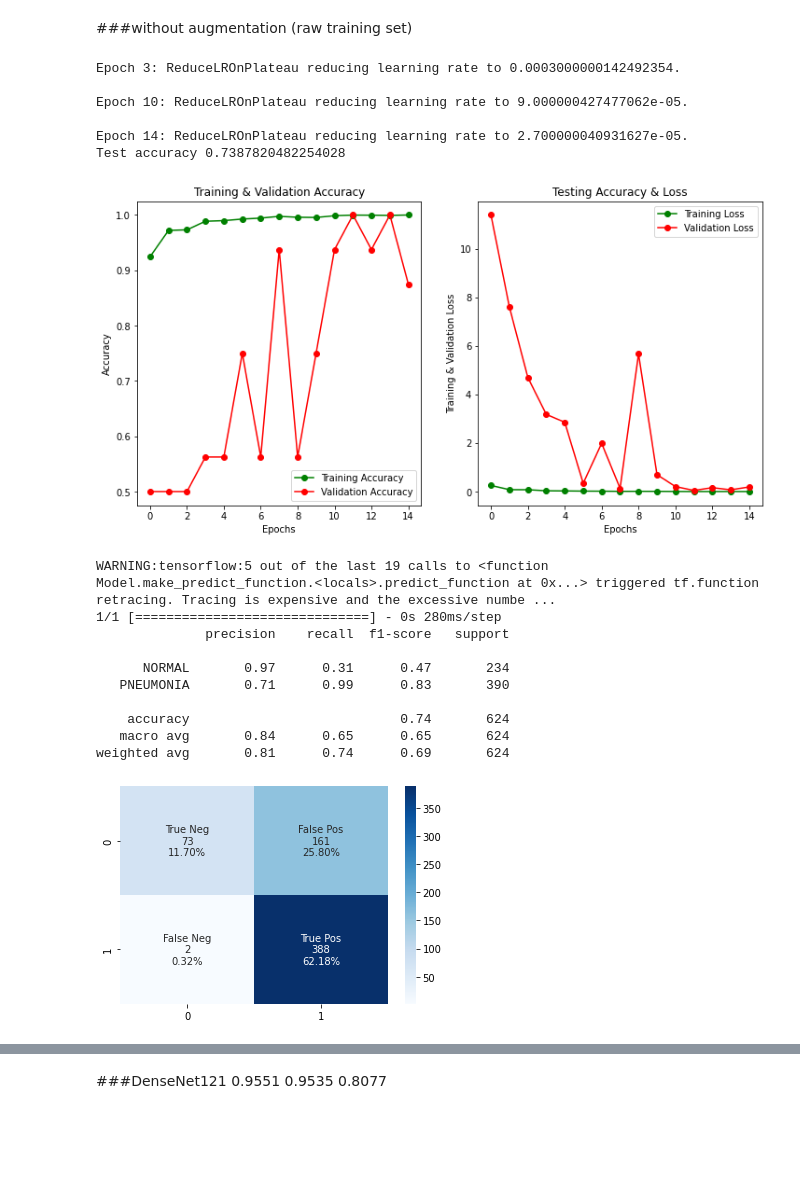
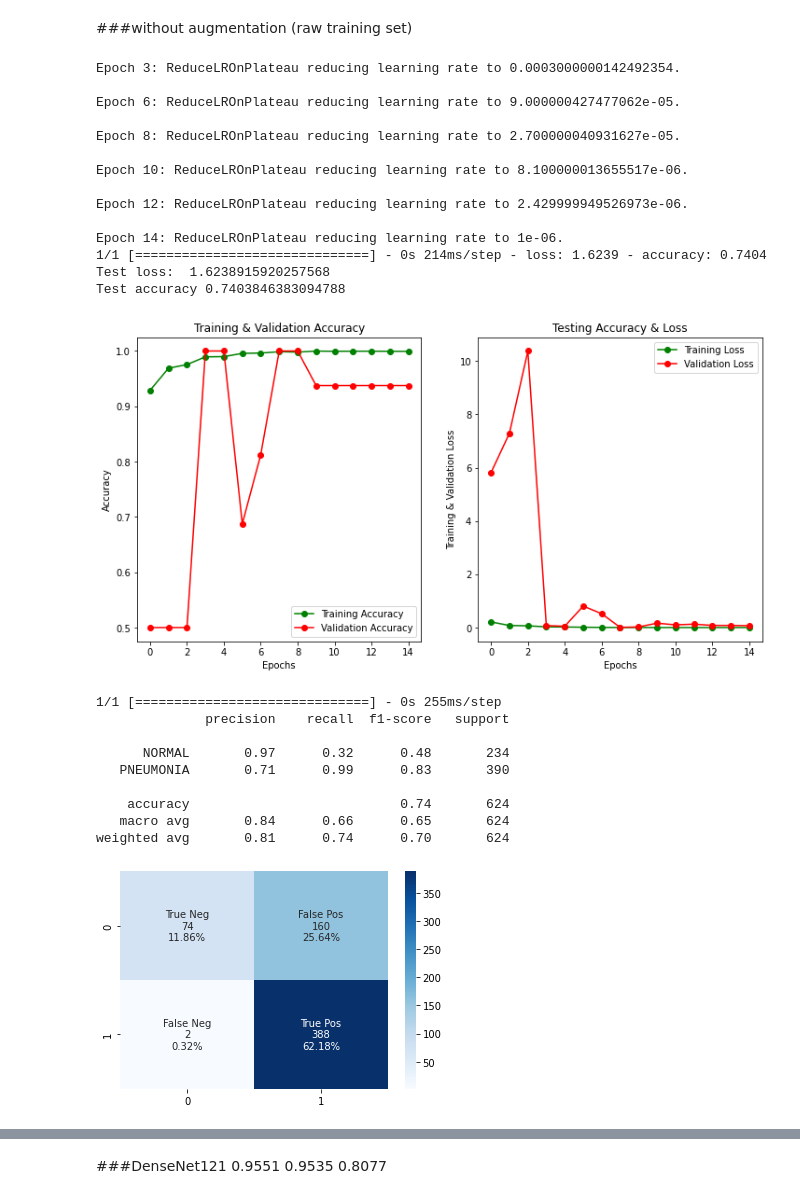
Before and after one commit to katehee/pneumonia-detection-in-X-ray-images, a Jupyter notebook: pneumonia.ipynb, the cells around one changed output, grey strips where cells are left out. Saved outputs shown, nothing was run; the diff lists cells and outputs as text; code cells hidden in the pictures; blank space fills up the shorter version.

```diff
--- a/pneumonia.ipynb
+++ b/pneumonia.ipynb
@@ -352,7 +351,7 @@ def create_model():
     model.compile(optimizer = "adam" , loss = 'binary_crossentropy' , metrics = ['accuracy'])
     return model
 # model.summary()
-learning_rate_reduction = ReduceLROnPlateau(monitor='val_accuracy', patience = 2, verbose=1, factor=0.3, min_lr=0.000001)
+learning_rate_reduction = ReduceLROnPlateau(monitor='val_accuracy', patience = 2, verbose=0, factor=0.3, min_lr=0.000001)
 # %%
 #@title evaluation_metrics
 def metrics(model):
@@ -434,28 +443,35 @@ weighted avg       0.39      0.62      0.48       624
 ###without augmentation (raw training set)
 # %%
 model3 = create_model()
-history = model.fit(raw_train_generator, epochs = epoch_size , validation_data = val_generator, callbacks = [learning_rate_reduction], verbose=0)
+history = model3.fit(raw_train_generator, epochs = epoch_size , validation_data = val_generator, callbacks = [learning_rate_reduction], verbose=0)
 score = model3.evaluate(test_generator)
 print("Test loss: " , score[0])
 print("Test accuracy" , score[1])
 
 create_plot(model3, history, epoch_size)
 # %% [output]
 Epoch 3: ReduceLROnPlateau reducing learning rate to 0.0003000000142492354.
 
-Epoch 10: ReduceLROnPlateau reducing learning rate to 9.000000427477062e-05.
+Epoch 6: ReduceLROnPlateau reducing learning rate to 9.000000427477062e-05.
 
-Epoch 14: ReduceLROnPlateau reducing learning rate to 2.700000040931627e-05.
-Test accuracy 0.7387820482254028
+Epoch 8: ReduceLROnPlateau reducing learning rate to 2.700000040931627e-05.
+
+Epoch 10: ReduceLROnPlateau reducing learning rate to 8.100000013655517e-06.
+
+Epoch 12: ReduceLROnPlateau reducing learning rate to 2.429999949526973e-06.
+
+Epoch 14: ReduceLROnPlateau reducing learning rate to 1e-06.
+1/1 [==============================] - 0s 214ms/step - loss: 1.6239 - accuracy: 0.7404
+Test loss:  1.6238915920257568
+Test accuracy 0.7403846383094788
-[figure, old version]
+[figure, new version]
-WARNING:tensorflow:5 out of the last 19 calls to <function Model.make_predict_function.<locals>.predict_function at 0x...> triggered tf.function retracing. Tracing is expensive and the excessive numbe ...
-1/1 [==============================] - 0s 280ms/step
+1/1 [==============================] - 0s 255ms/step
               precision    recall  f1-score   support
 
-      NORMAL       0.97      0.31      0.47       234
+      NORMAL       0.97      0.32      0.48       234
    PNEUMONIA       0.71      0.99      0.83       390
 
     accuracy                           0.74       624
-   macro avg       0.84      0.65      0.65       624
-weighted avg       0.81      0.74      0.69       624
+   macro avg       0.84      0.66      0.65       624
+weighted avg       0.81      0.74      0.70       624
 [figure]
```
Also changed, not shown: parts of 39 cells of this notebook.
